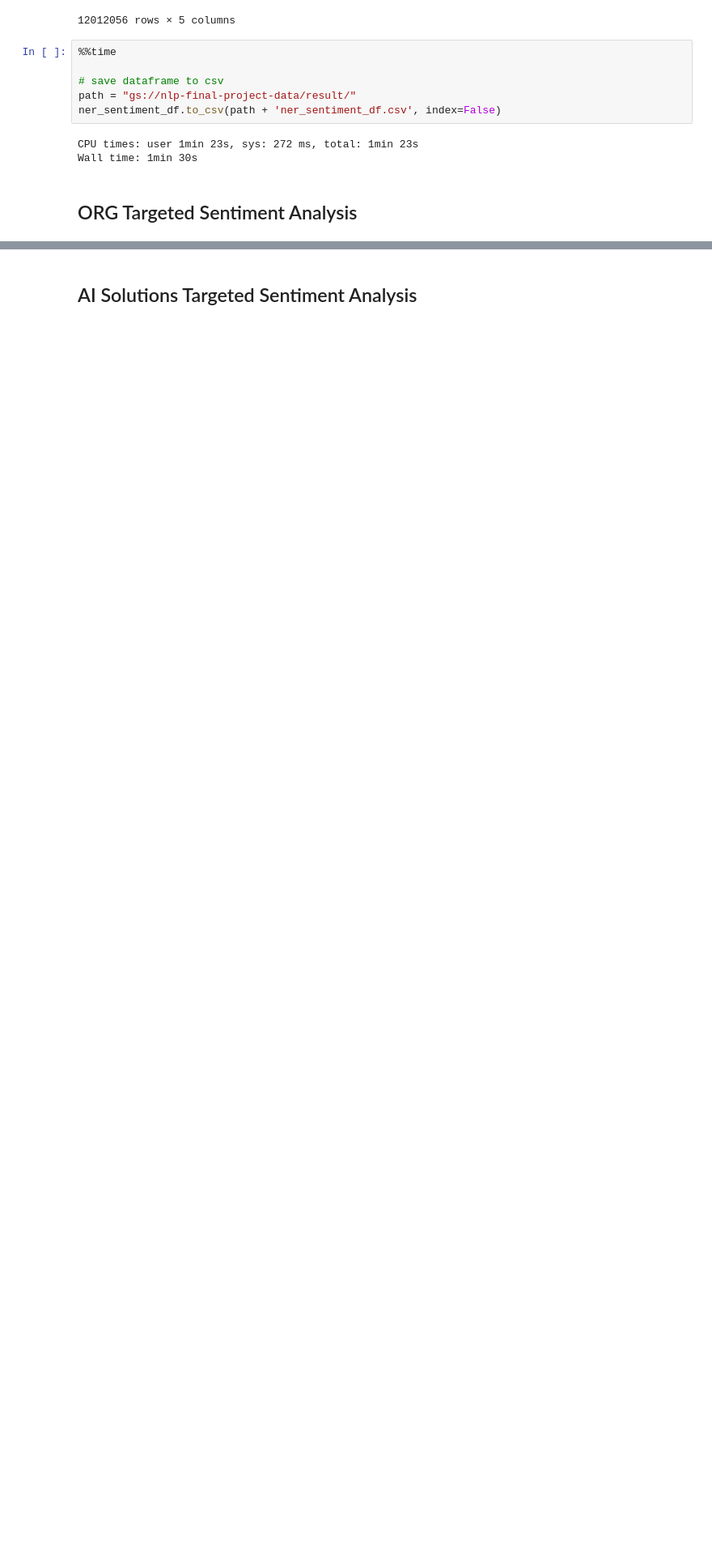
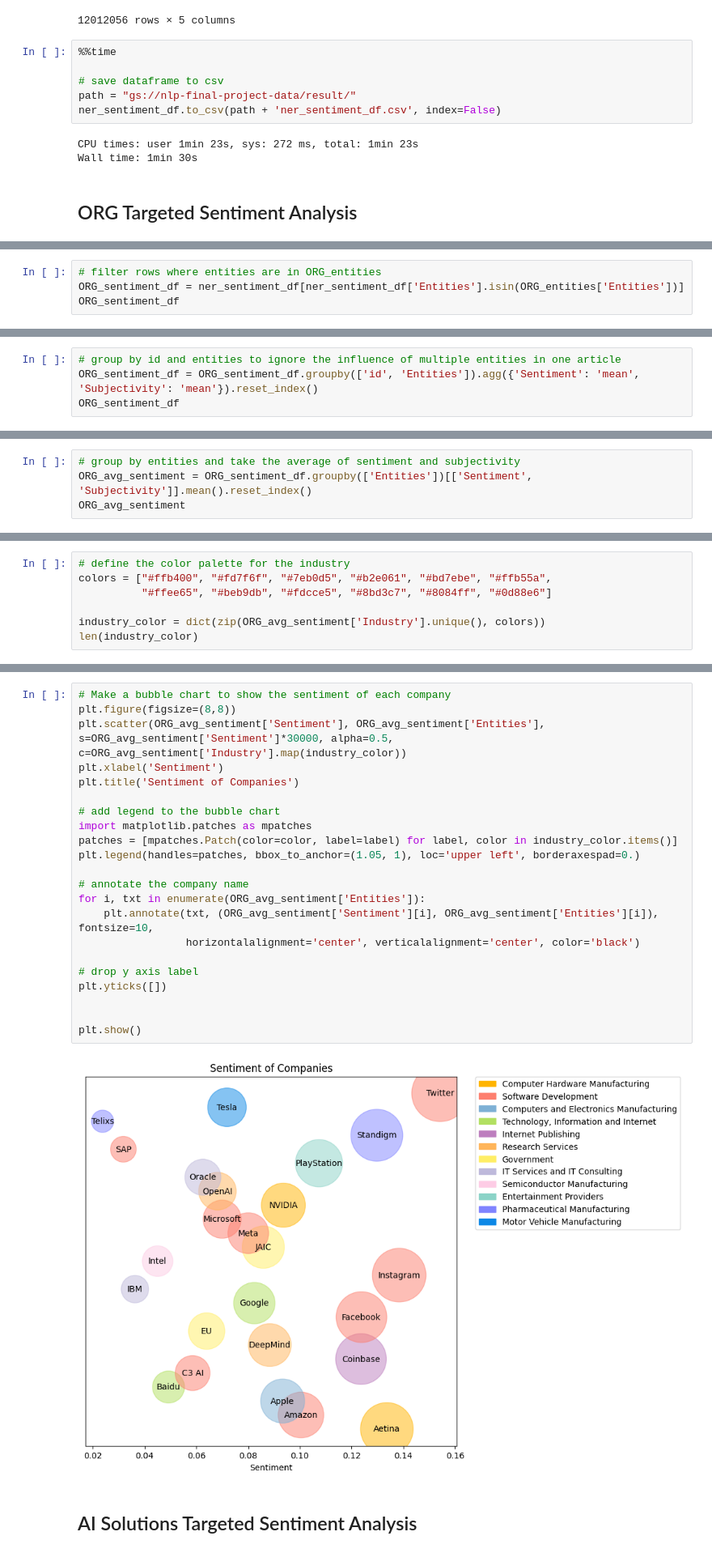
Before and after one commit to slvhuang/Final-Project-NLP, a Jupyter notebook: 6_entity_sentiment.ipynb, the cells around one changed output, grey strips where cells are left out. Shown: that part at 81% size. Cells and saved outputs as stored; diff of their text form; blank space fills up the shorter version.

Commit message:
targeted sentiment analysis

```diff
--- a/6_entity_sentiment.ipynb
+++ b/6_entity_sentiment.ipynb
@@ -258,0 +282,4 @@ Wall time: 1min 30s
+# %%
+# filter rows where entities are in ORG_entities
+ORG_sentiment_df = ner_sentiment_df[ner_sentiment_df['Entities'].isin(ORG_entities['Entities'])]
+ORG_sentiment_df
@@ -258,0 +330,4 @@ Wall time: 1min 30s
+# %%
+# group by id and entities to ignore the influence of multiple entities in one article
+ORG_sentiment_df = ORG_sentiment_df.groupby(['id', 'Entities']).agg({'Sentiment': 'mean', 'Subjectivity': 'mean'}).reset_index()
+ORG_sentiment_df
@@ -258,0 +348,4 @@ Wall time: 1min 30s
+# %%
+# group by entities and take the average of sentiment and subjectivity
+ORG_avg_sentiment = ORG_sentiment_df.groupby(['Entities'])[['Sentiment', 'Subjectivity']].mean().reset_index()
+ORG_avg_sentiment
@@ -258,0 +448,7 @@ Wall time: 1min 30s
+# %%
+# define the color palette for the industry
+colors = ["#ffb400", "#fd7f6f", "#7eb0d5", "#b2e061", "#bd7ebe", "#ffb55a",
+          "#ffee65", "#beb9db", "#fdcce5", "#8bd3c7", "#8084ff", "#0d88e6"]
+
+industry_color = dict(zip(ORG_avg_sentiment['Industry'].unique(), colors))
+len(industry_color)
@@ -259,2 +457,26 @@ Wall time: 1min 30s
+# %%
+# Make a bubble chart to show the sentiment of each company
+plt.figure(figsize=(8,8))
+plt.scatter(ORG_avg_sentiment['Sentiment'], ORG_avg_sentiment['Entities'], s=ORG_avg_sentiment['Sentiment']*30000, alpha=0.5, c=ORG_avg_sentiment['Industry'].map(industry_color))
+plt.xlabel('Sentiment')
+plt.title('Sentiment of Companies')
+
+# add legend to the bubble chart
+import matplotlib.patches as mpatches
+patches = [mpatches.Patch(color=color, label=label) for label, color in industry_color.items()]
+plt.legend(handles=patches, bbox_to_anchor=(1.05, 1), loc='upper left', borderaxespad=0.)
+
+# annotate the company name
+for i, txt in enumerate(ORG_avg_sentiment['Entities']):
+    plt.annotate(txt, (ORG_avg_sentiment['Sentiment'][i], ORG_avg_sentiment['Entities'][i]), fontsize=10,
+                 horizontalalignment='center', verticalalignment='center', color='black')
+
+# drop y axis label
+plt.yticks([])
+
+
+plt.show()
+# %% [output]
+[figure, added]
 # %% [markdown]
 ## AI Solutions Targeted Sentiment Analysis
```
Also changed, not shown: parts of 17 cells of this notebook.
